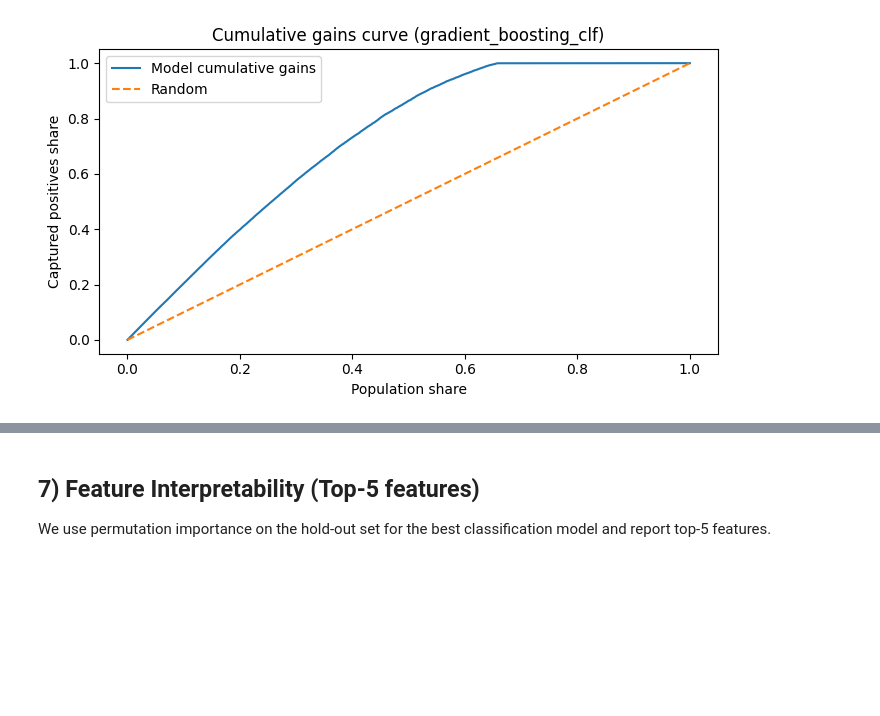
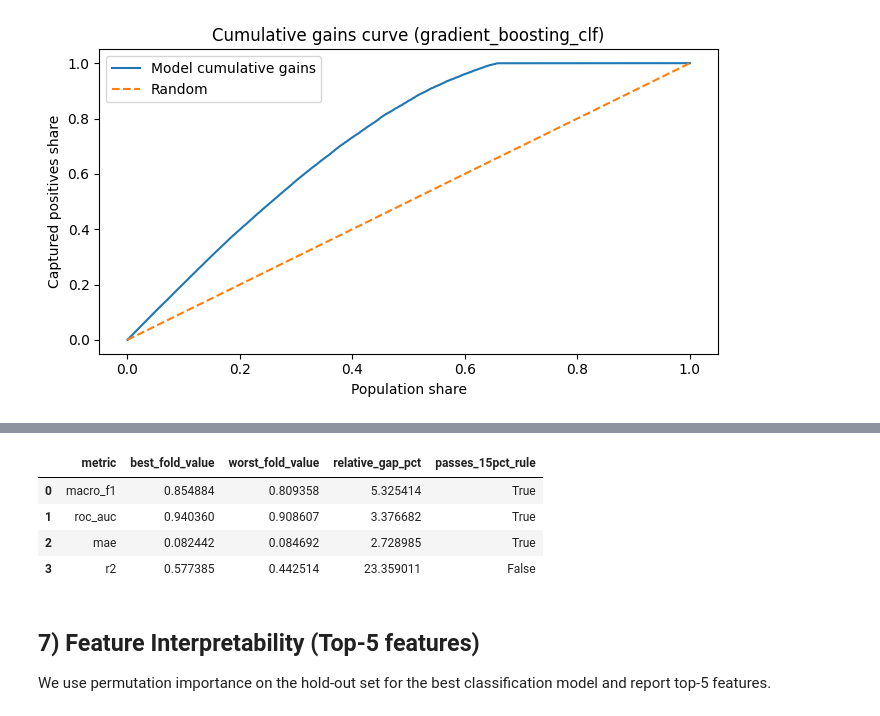
Before and after one commit to Data-Mining-IU/GitHub-Fork-to-PR-Conversion, a Jupyter notebook: src/Modeling.ipynb, the cells around one changed output, grey strips where cells are left out. Cells and saved outputs as stored; diff of their text form; code cells hidden in the pictures; blank space fills up the shorter version.

```diff
--- a/src/Modeling.ipynb
+++ b/src/Modeling.ipynb
@@ -516,0 +429,74 @@ else:
+# %%
+def _eval_seasonal_fold(train_mask, test_mask):
+    """Fit best models on train season, score on test season."""
+    X_tr_t, X_te_t = X.loc[train_mask], X.loc[test_mask]
+    y_cls_tr_t, y_cls_te_t = y_cls.loc[train_mask], y_cls.loc[test_mask]
+    y_reg_tr_t, y_reg_te_t = y_reg.loc[train_mask], y_reg.loc[test_mask]
+
+    out = {}
+    if best_cls_name != "baseline_majority":
+        m = clf_models[best_cls_name]
+        m.fit(X_tr_t, y_cls_tr_t)
+        pred = m.predict(X_te_t)
+        proba = m.predict_proba(X_te_t)[:, 1] if hasattr(m.named_steps["model"], "predict_proba") else None
+        out["macro_f1"] = f1_score(y_cls_te_t, pred, average="macro")
+        out["roc_auc"] = roc_auc_score(y_cls_te_t, proba) if proba is not None else np.nan
+
+    best_reg_name = reg_table.iloc[0]["model"]
+    if best_reg_name != "baseline_mean":
+        mr = reg_models[best_reg_name]
+        mr.fit(X_tr_t, y_reg_tr_t)
+        pred_r = mr.predict(X_te_t)
+        out["mae"] = mean_absolute_error(y_reg_te_t, pred_r)
+        out["r2"] = r2_score(y_reg_te_t, pred_r)
+
+    return out
+
+
+if "season" in X.columns and set(df["season"].astype(str).unique()) >= {"winter_spring", "summer_autumn"}:
+    w = df["season"].astype(str) == "winter_spring"
+    s = df["season"].astype(str) == "summer_autumn"
+
+    fold_ws_to_sa = _eval_seasonal_fold(w, s)
+    fold_sa_to_ws = _eval_seasonal_fold(s, w)
+
+    fold_table = pd.DataFrame(
+        [
+            {"fold": "train_winter_spring__test_summer_autumn", **fold_ws_to_sa},
+            {"fold": "train_summer_autumn__test_winter_spring", **fold_sa_to_ws},
+        ]
+    )
+    display(fold_table)
+
+    # Best vs worst fold gaps (matches business wording)
+    def gap_higher_is_better(a, b):
+        best, worst = max(a, b), min(a, b)
+        return best, worst, (best - worst) / best * 100 if best else np.nan
+
+    def gap_lower_is_better(a, b):
+        best, worst = min(a, b), max(a, b)
+        return best, worst, (worst - best) / best * 100 if best else np.nan
+
+    mf1_a, mf1_b = fold_ws_to_sa["macro_f1"], fold_sa_to_ws["macro_f1"]
+    auc_a, auc_b = fold_ws_to_sa["roc_auc"], fold_sa_to_ws["roc_auc"]
+    mae_a, mae_b = fold_ws_to_sa["mae"], fold_sa_to_ws["mae"]
+    r2_a, r2_b = fold_ws_to_sa["r2"], fold_sa_to_ws["r2"]
+
+    b1, w1, g1 = gap_higher_is_better(mf1_a, mf1_b)
+    b2, w2, g2 = gap_higher_is_better(auc_a, auc_b)
+    b3, w3, g3 = gap_lower_is_better(mae_a, mae_b)
+    b4, w4, g4 = gap_higher_is_better(r2_a, r2_b)
+
+    stability_gap = pd.DataFrame(
+        {
+            "metric": ["macro_f1", "roc_auc", "mae", "r2"],
+            "best_fold_value": [b1, b2, b3, b4],
+            "worst_fold_value": [w1, w2, w3, w4],
+            "relative_gap_pct": [g1, g2, g3, g4],
+            "passes_15pct_rule": [g <= 15 for g in [g1, g2, g3, g4]],
+        }
+    )
+    display(stability_gap)
+else:
+    print("Validation stability skipped: seasonal folds are unavailable in this dataset.")
+# %% [output]
@@ -517,3 +506,8 @@ else:
+|  | metric | best_fold_value | worst_fold_value | relative_gap_pct | passes_15pct_rule |
+| 0 | macro_f1 | 0.854884 | 0.809358 | 5.325414 | True |
+| 1 | roc_auc | 0.940360 | 0.908607 | 3.376682 | True |
+| 2 | mae | 0.082442 | 0.084692 | 2.728985 | True |
+| 3 | r2 | 0.577385 | 0.442514 | 23.359011 | False |
 # %% [markdown]
 ## 7) Feature Interpretability (Top-5 features)
 
```
Also changed, not shown: parts of 10 cells of this notebook, 2 other files.
